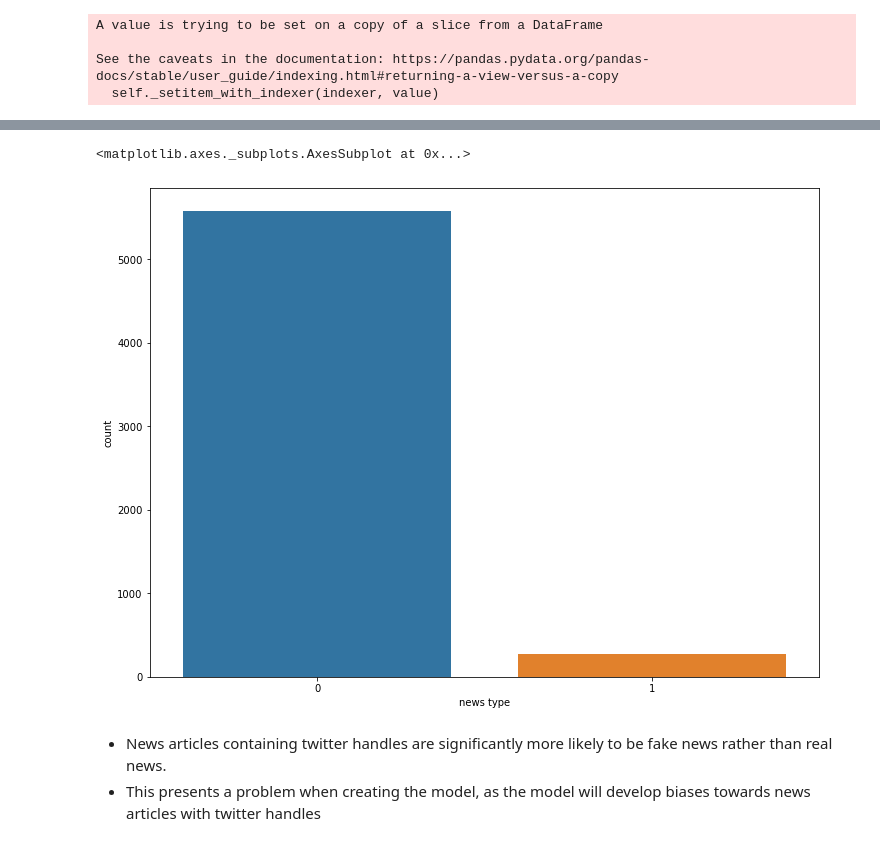
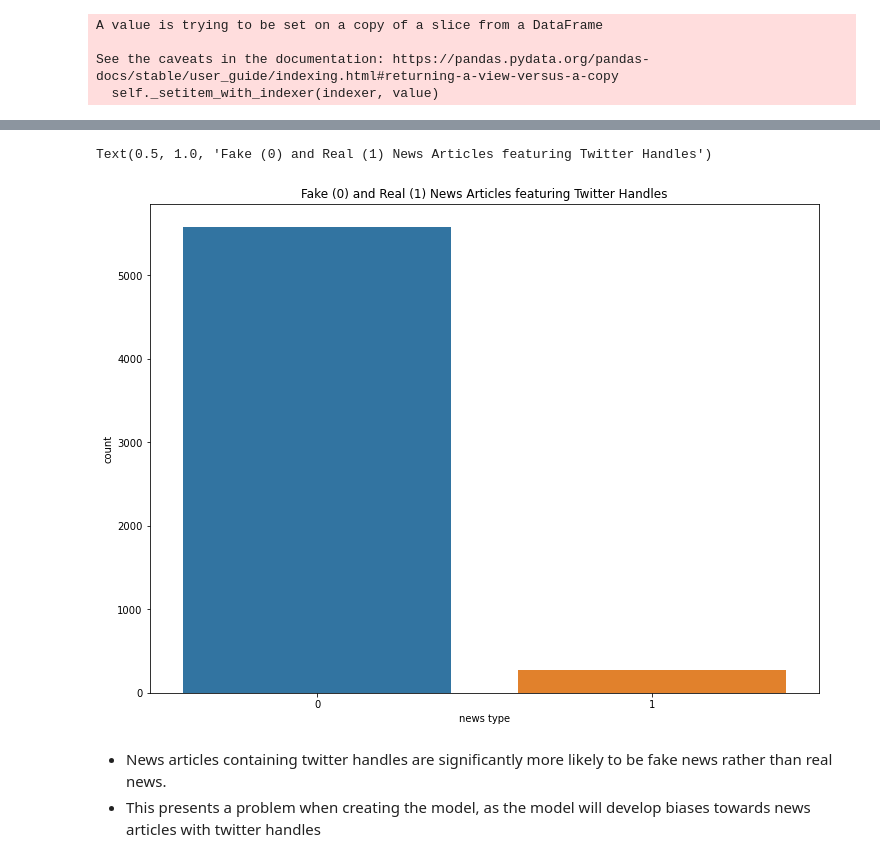
Before and after one commit to FaizalRahman117/IOD, a Jupyter notebook: Capstone Project/FR - Capstone.ipynb, the cells around one changed output, grey strips where cells are left out. Cells and saved outputs as stored; diff of their text form; code cells hidden in the pictures.

```diff
--- a/Capstone Project/FR - Capstone.ipynb
+++ b/Capstone Project/FR - Capstone.ipynb
@@ -198,9 +247,10 @@ twt
 # %%
 plt.figure(figsize=(12,9))
 sns.countplot(x="news type", data=twt)
+plt.title('Fake (0) and Real (1) News Articles featuring Twitter Handles')
 # %% [output]
-<matplotlib.axes._subplots.AxesSubplot at 0x...>
+Text(0.5, 1.0, 'Fake (0) and Real (1) News Articles featuring Twitter Handles')
-[figure, old version]
+[figure, new version]
 # %% [markdown]
 - News articles containing twitter handles are significantly more likely to be fake news rather than real news.
 - This presents a problem when creating the model, as the model will develop biases towards news articles with twitter handles
```
Also changed, not shown: parts of 73 cells of this notebook, 1 other file.
